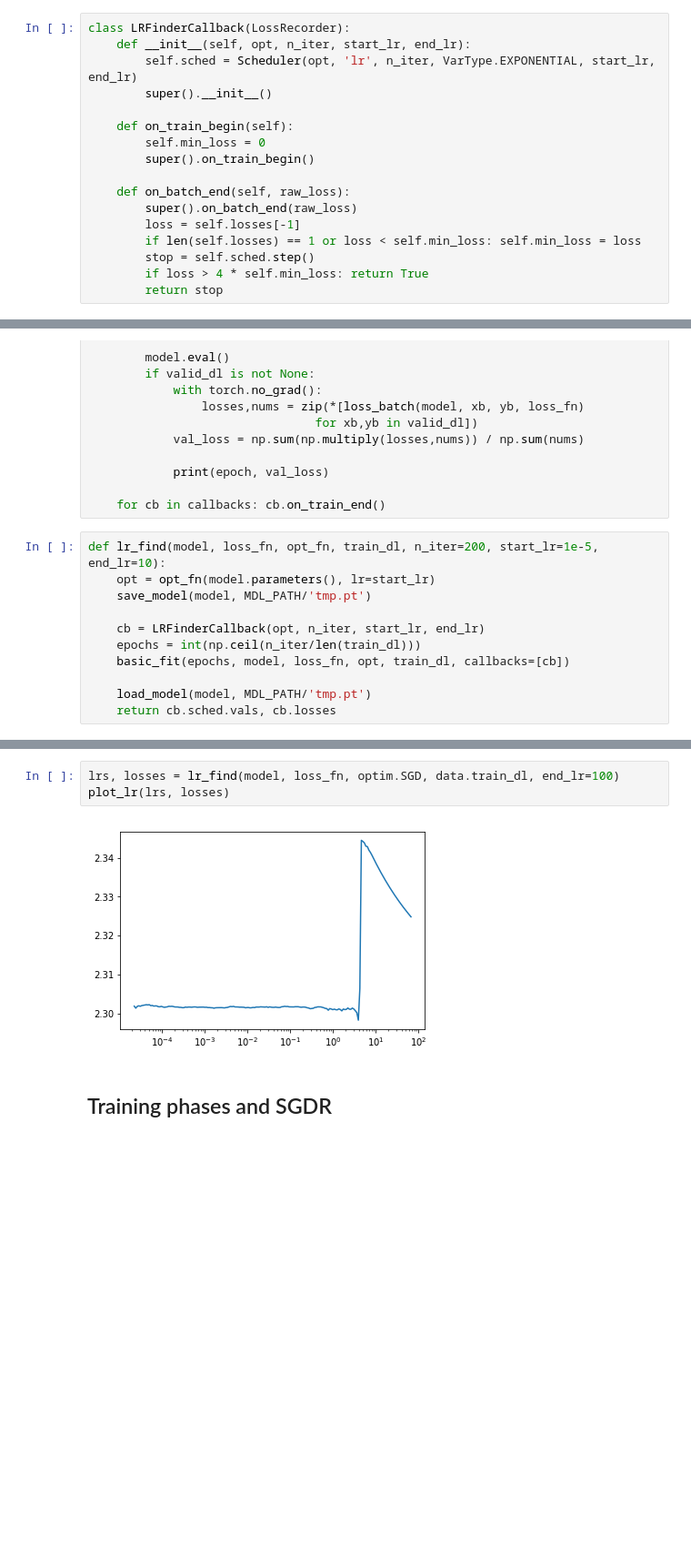
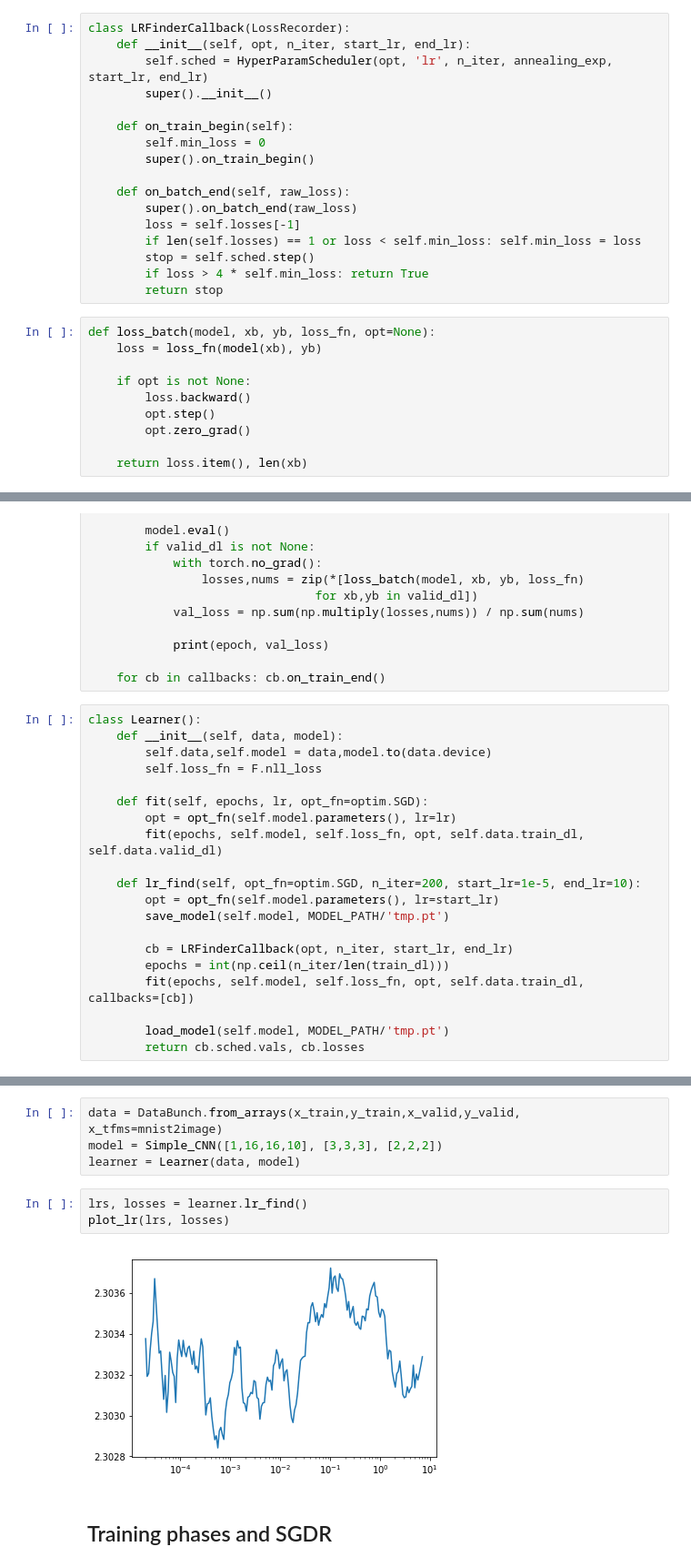
Before and after one commit to fastai/fastai_old, a Jupyter notebook: dev_nb/001_training.ipynb, the cells around one changed output, grey strips where cells are left out. Shown at 91% size. Cells and saved outputs as stored; diff of their text form; blank space fills up the shorter version.

Commit message:
Trainin API

```diff
--- a/dev_nb/001_training.ipynb
+++ b/dev_nb/001_training.ipynb
@@ -656,7 +654,7 @@ class LossRecorder(Callback):
 # %%
 class LRFinderCallback(LossRecorder):
     def __init__(self, opt, n_iter, start_lr, end_lr):
-        self.sched = Scheduler(opt, 'lr', n_iter, VarType.EXPONENTIAL, start_lr, end_lr)
+        self.sched = HyperParamScheduler(opt, 'lr', n_iter, annealing_exp, start_lr, end_lr)
         super().__init__()
 
     def on_train_begin(self):
@@ -670,6 +668,16 @@ class LRFinderCallback(LossRecorder):
         stop = self.sched.step()
         if loss > 4 * self.min_loss: return True
         return stop
+# %%
+def loss_batch(model, xb, yb, loss_fn, opt=None):
+    loss = loss_fn(model(xb), yb)
+
+    if opt is not None:
+        loss.backward()
+        opt.step()
+        opt.zero_grad()
+
+    return loss.item(), len(xb)
 # %%
 def fit(epochs, model, loss_fn, opt, train_dl, valid_dl=None, callbacks=[]):
     for cb in callbacks: cb.on_train_begin()
@@ -692,13 +700,22 @@ def fit(epochs, model, loss_fn, opt, train_dl, valid_dl=None, callbacks=[]):
 
     for cb in callbacks: cb.on_train_end()
 # %%
-def lr_find(model, loss_fn, opt_fn, train_dl, n_iter=200, start_lr=1e-5, end_lr=10):
-    opt = opt_fn(model.parameters(), lr=start_lr)
-    save_model(model, MDL_PATH/'tmp.pt')
+class Learner():
+    def __init__(self, data, model):
+        self.data,self.model = data,model.to(data.device)
+        self.loss_fn = F.nll_loss
 
-    cb = LRFinderCallback(opt, n_iter, start_lr, end_lr)
-    epochs = int(np.ceil(n_iter/len(train_dl)))
-    basic_fit(epochs, model, loss_fn, opt, train_dl, callbacks=[cb])
+    def fit(self, epochs, lr, opt_fn=optim.SGD):
+        opt = opt_fn(self.model.parameters(), lr=lr)
+        fit(epochs, self.model, self.loss_fn, opt, self.data.train_dl, self.data.valid_dl)
 
-    load_model(model, MDL_PATH/'tmp.pt')
-    return cb.sched.vals, cb.losses
+    def lr_find(self, opt_fn=optim.SGD, n_iter=200, start_lr=1e-5, end_lr=10):
+        opt = opt_fn(self.model.parameters(), lr=start_lr)
+        save_model(self.model, MODEL_PATH/'tmp.pt')
+
+        cb = LRFinderCallback(opt, n_iter, start_lr, end_lr)
+        epochs = int(np.ceil(n_iter/len(train_dl)))
+        fit(epochs, self.model, self.loss_fn, opt, self.data.train_dl, callbacks=[cb])
+
+        load_model(self.model, MODEL_PATH/'tmp.pt')
+        return cb.sched.vals, cb.losses
@@ -707,8 +722,12 @@ model = get_model()
+# %%
+data = DataBunch.from_arrays(x_train,y_train,x_valid,y_valid, x_tfms=mnist2image)
+model = Simple_CNN([1,16,16,10], [3,3,3], [2,2,2])
+learner = Learner(data, model)
 # %%
-lrs, losses = lr_find(model, loss_fn, optim.SGD, data.train_dl, end_lr=100)
+lrs, losses = learner.lr_find()
 plot_lr(lrs, losses)
 # %% [output]
-[figure, old version]
+[figure, new version]
 # %% [markdown]
 ## Training phases and SGDR
 # %% [markdown]
```
Also changed, not shown: parts of 39 cells of this notebook.
